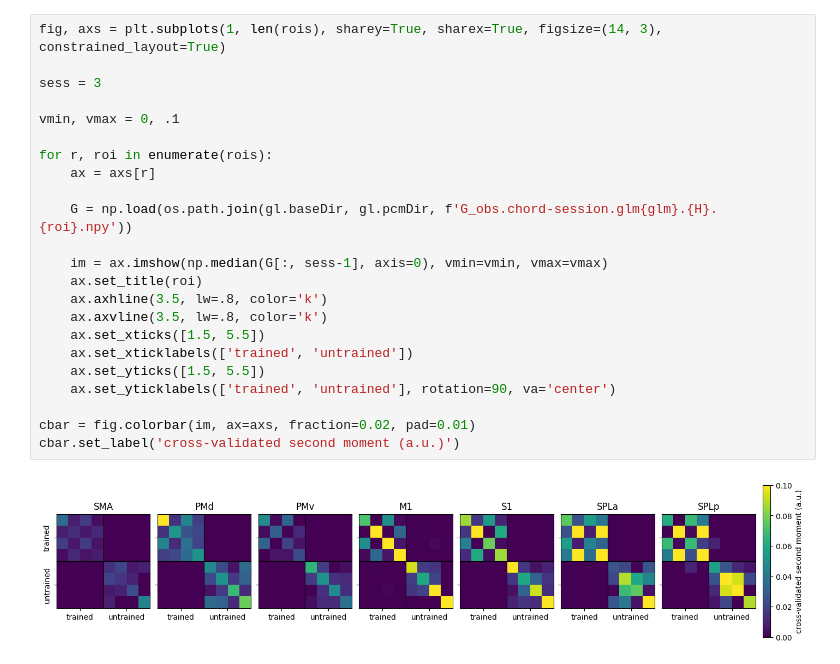
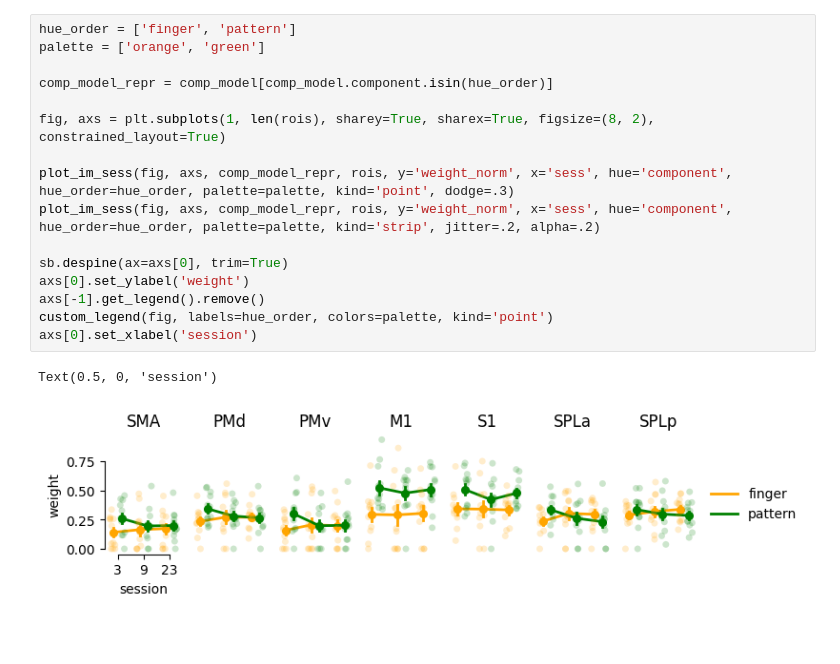
Before and after one commit to mnlmrc/extension-flexion-chords, a Jupyter notebook: notebooks/component_model.ipynb, the cells around one changed output. Drawn from its saved outputs; the diff is of its cells as text; blank space fills up the shorter version.

```diff
--- a/notebooks/component_model.ipynb
+++ b/notebooks/component_model.ipynb
@@ -97,25 +93,19 @@ cbar.set_label('cross-validated second moment (a.u.)')
-# %%
-fig, axs = plt.subplots(1, len(rois), sharey=True, sharex=True, figsize=(14, 3), constrained_layout=True)
-
-sess = 3
-
-vmin, vmax = 0, .1
-
-for r, roi in enumerate(rois):
-    ax = axs[r]
-
-    G = np.load(os.path.join(gl.baseDir, gl.pcmDir, f'G_obs.chord-session.glm{glm}.{H}.{roi}.npy'))
-
-    im = ax.imshow(np.median(G[:, sess-1], axis=0), vmin=vmin, vmax=vmax)
-    ax.set_title(roi)
-    ax.axhline(3.5, lw=.8, color='k')
-    ax.axvline(3.5, lw=.8, color='k')
-    ax.set_xticks([1.5, 5.5])
-    ax.set_xticklabels(['trained', 'untrained'])
-    ax.set_yticks([1.5, 5.5])
-    ax.set_yticklabels(['trained', 'untrained'], rotation=90, va='center')
-
-cbar = fig.colorbar(im, ax=axs, fraction=0.02, pad=0.01)
-cbar.set_label('cross-validated second moment (a.u.)')
-# %% [output]
-[figure, removed]
+# %%
+hue_order = ['finger', 'pattern']
+palette = ['orange', 'green']
+
+comp_model_repr = comp_model[comp_model.component.isin(hue_order)]
+
+fig, axs = plt.subplots(1, len(rois), sharey=True, sharex=True, figsize=(8, 2), constrained_layout=True)
+
+plot_im_sess(fig, axs, comp_model_repr, rois, y='weight_norm', x='sess', hue='component', hue_order=hue_order, palette=palette, kind='point', dodge=.3)
+plot_im_sess(fig, axs, comp_model_repr, rois, y='weight_norm', x='sess', hue='component', hue_order=hue_order, palette=palette, kind='strip', jitter=.2, alpha=.2)
+
+sb.despine(ax=axs[0], trim=True)
+axs[0].set_ylabel('weight')
+axs[-1].get_legend().remove()
+custom_legend(fig, labels=hue_order, colors=palette, kind='point')
+axs[0].set_xlabel('session')
+# %% [output]
+Text(0.5, 0, 'session')
+[figure, added]
```
Also changed, not shown: parts of 7 cells of this notebook, 25 other files.
